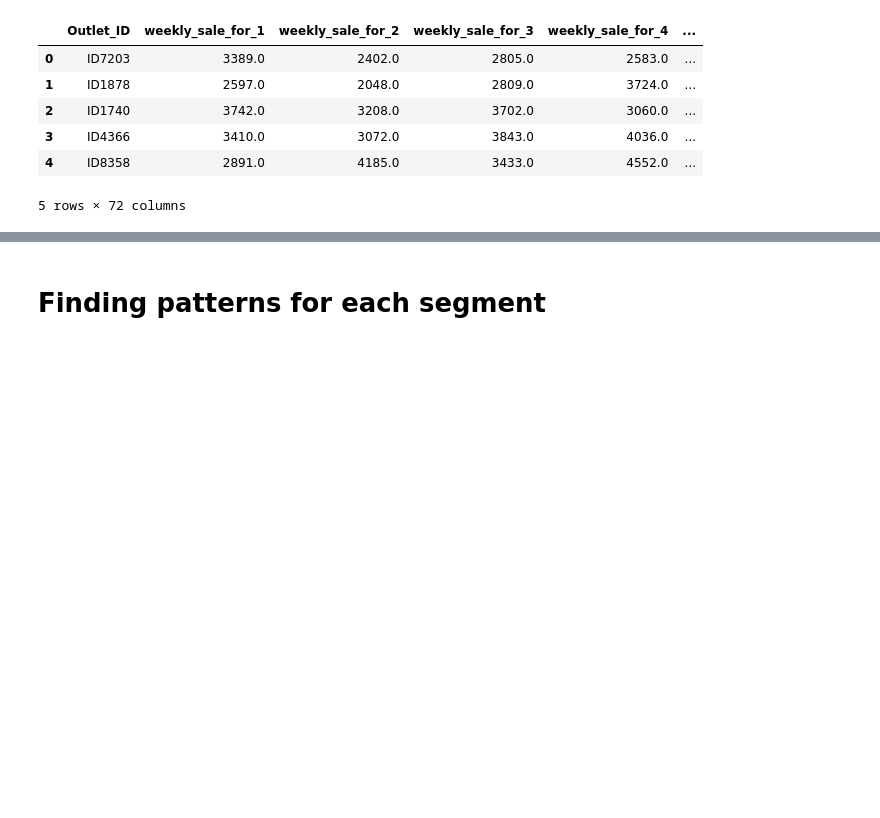
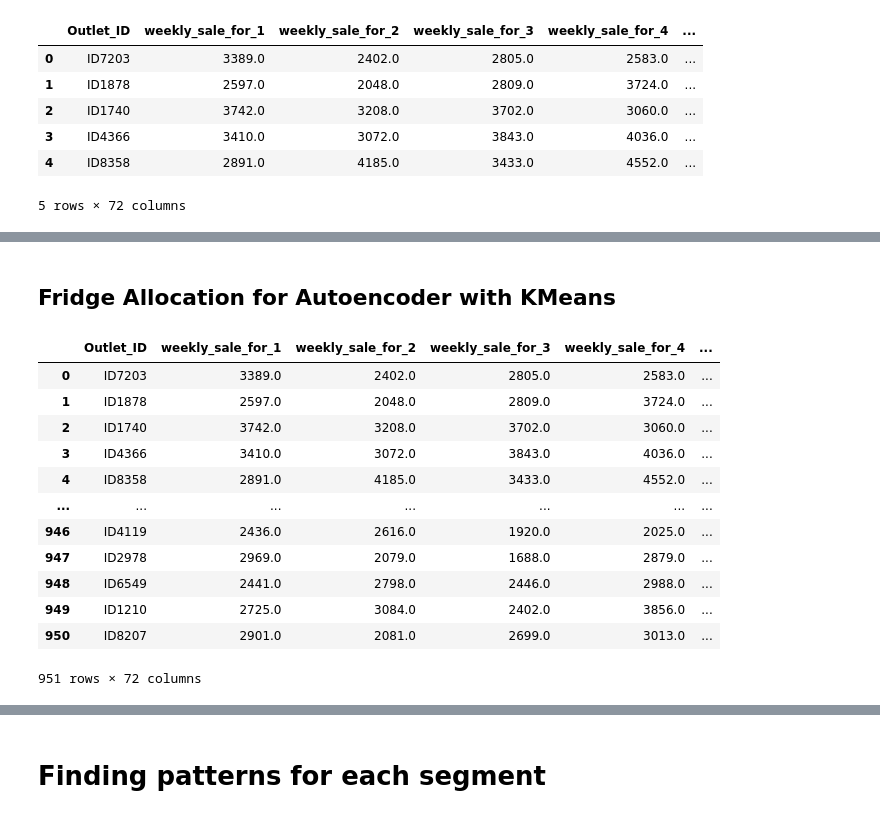
Before and after one commit to RadCod3/DataStorm-4.0-BrainLeftException-SemiFinals, a Jupyter notebook: template.ipynb, the cells around one changed output, grey strips where cells are left out. Saved outputs shown, nothing was run; the diff lists cells and outputs as text; code cells hidden in the pictures; blank space fills up the shorter version.

```diff
--- a/template.ipynb
+++ b/template.ipynb
@@ -2283,0 +2375,2 @@ for freezer in freezer_data_df["Model Number"].unique():
+# %% [markdown]
+## Fridge Allocation for Autoencoder with KMeans
@@ -2283,0 +2379,16 @@ for freezer in freezer_data_df["Model Number"].unique():
+# %%
+outlet_info_df
+# %% [output]
+|  | Outlet_ID | weekly_sale_for_1 | weekly_sale_for_2 | weekly_sale_for_3 | weekly_sale_for_4 | ... |
+| 0 | ID7203 | 3389.0 | 2402.0 | 2805.0 | 2583.0 | ... |
+| 1 | ID1878 | 2597.0 | 2048.0 | 2809.0 | 3724.0 | ... |
+| 2 | ID1740 | 3742.0 | 3208.0 | 3702.0 | 3060.0 | ... |
+| 3 | ID4366 | 3410.0 | 3072.0 | 3843.0 | 4036.0 | ... |
+| 4 | ID8358 | 2891.0 | 4185.0 | 3433.0 | 4552.0 | ... |
+| ... | ... | ... | ... | ... | ... | ... |
+| 946 | ID4119 | 2436.0 | 2616.0 | 1920.0 | 2025.0 | ... |
+| 947 | ID2978 | 2969.0 | 2079.0 | 1688.0 | 2879.0 | ... |
+| 948 | ID6549 | 2441.0 | 2798.0 | 2446.0 | 2988.0 | ... |
+| 949 | ID1210 | 2725.0 | 3084.0 | 2402.0 | 3856.0 | ... |
+| 950 | ID8207 | 2901.0 | 2081.0 | 2699.0 | 3013.0 | ... |
+951 rows × 72 columns
```
Also changed, not shown: parts of 54 cells of this notebook, 3 other files.
